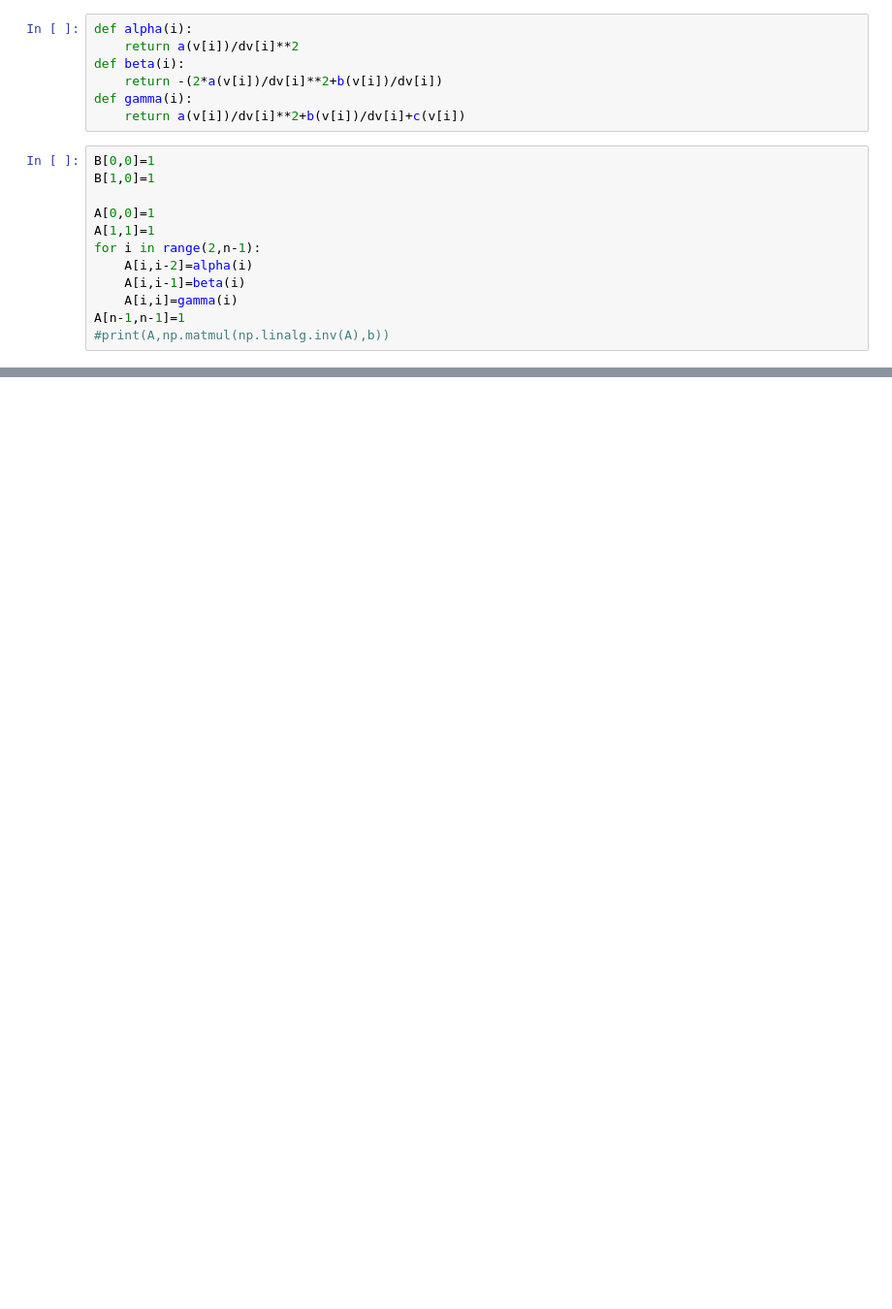
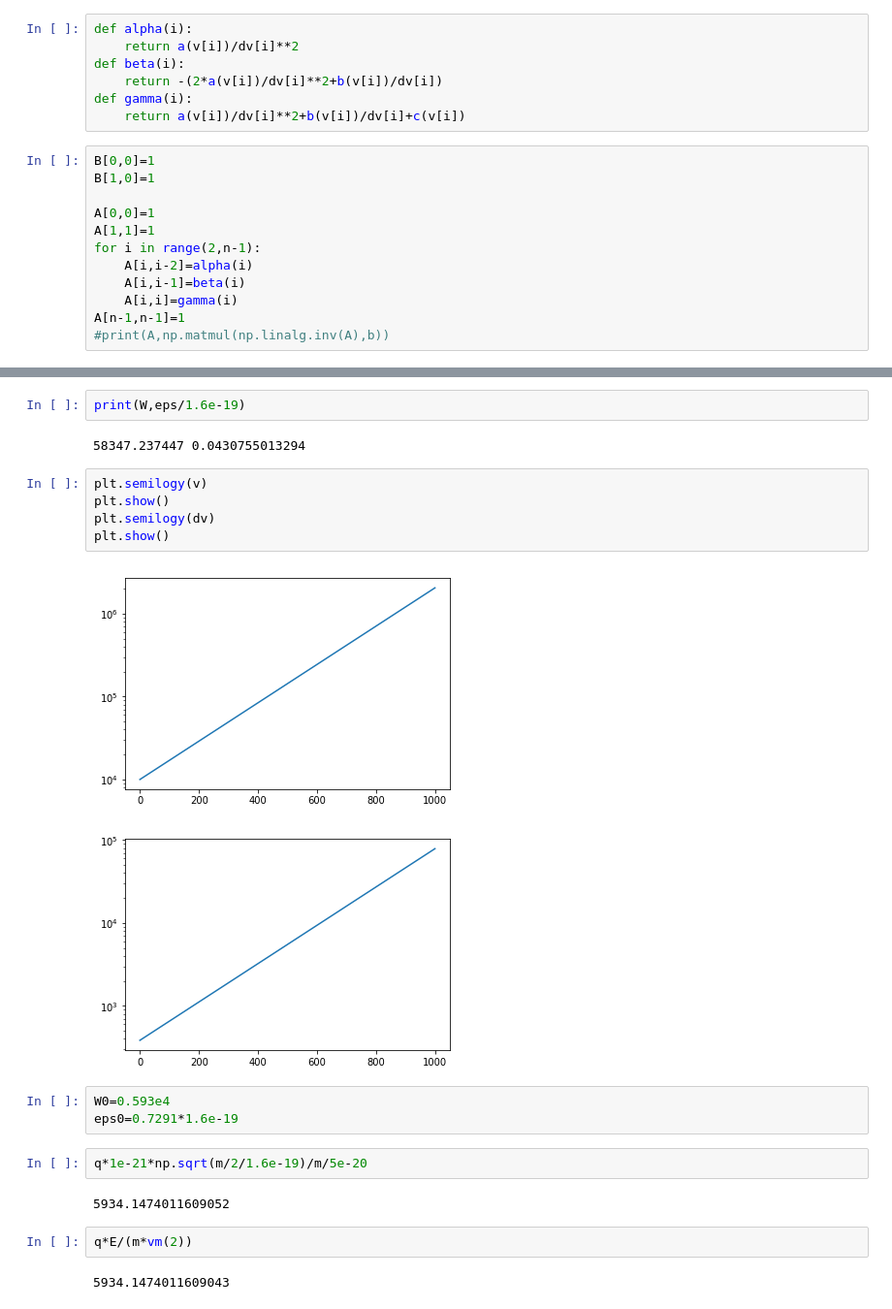
Before and after one commit to vinitX/ML_Scattering, a Jupyter notebook: boltz.ipynb, the cells around one changed output, grey strips where cells are left out. Shown: that part at 97% size. Drawn from its saved outputs; the diff is of its cells as text; blank space fills up the shorter version.

```diff
--- a/boltz.ipynb
+++ b/boltz.ipynb
@@ -57,0 +86,23 @@ plt.show()
+# %%
+print(W,eps/1.6e-19)
+# %% [output]
+58347.237447 0.0430755013294
+# %%
+plt.semilogy(v)
+plt.show()
+plt.semilogy(dv)
+plt.show()
+# %% [output]
+[figure, added]
+[figure, added]
+# %%
+W0=0.593e4
+eps0=0.7291*1.6e-19
+# %%
+q*1e-21*np.sqrt(m/2/1.6e-19)/m/5e-20
+# %% [output]
+5934.1474011609052
+# %%
+q*E/(m*vm(2))
+# %% [output]
+5934.1474011609043
```
Also changed, not shown: parts of 7 cells of this notebook, 5 other files.
